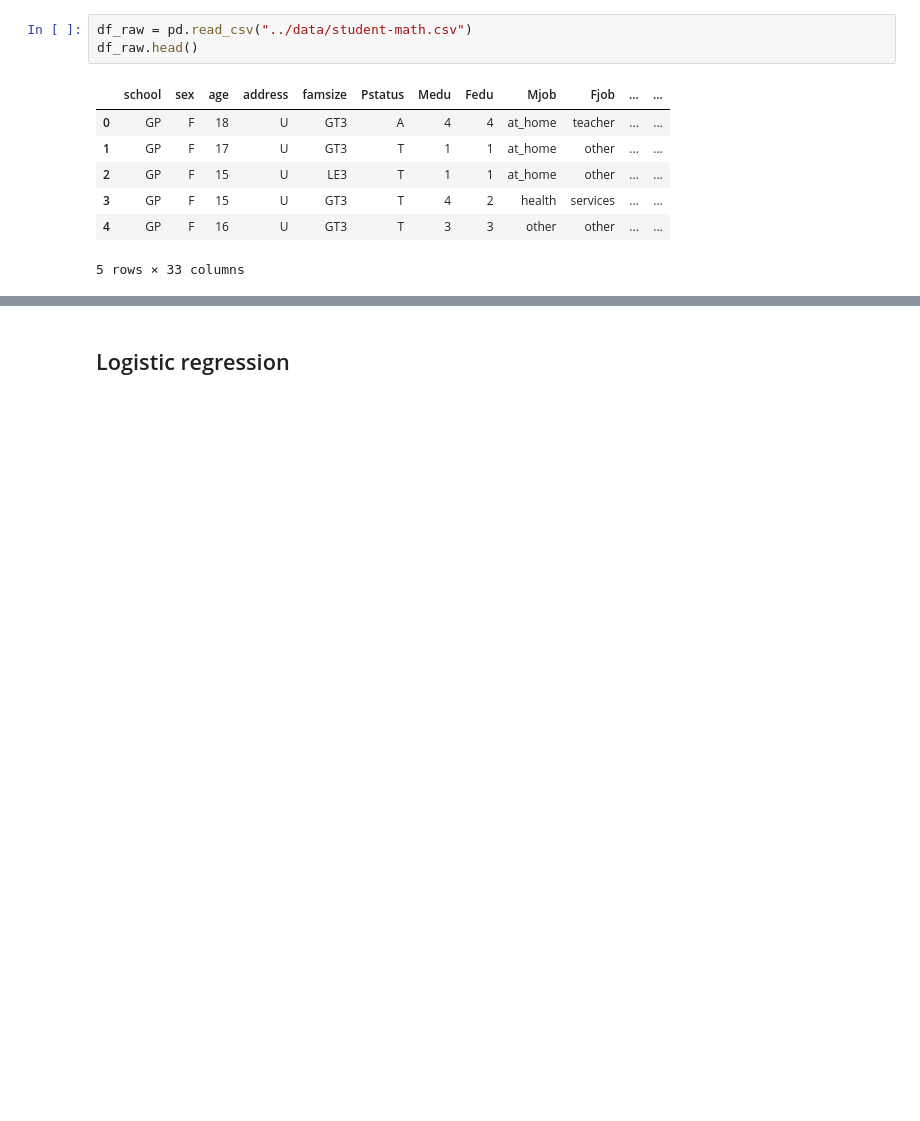
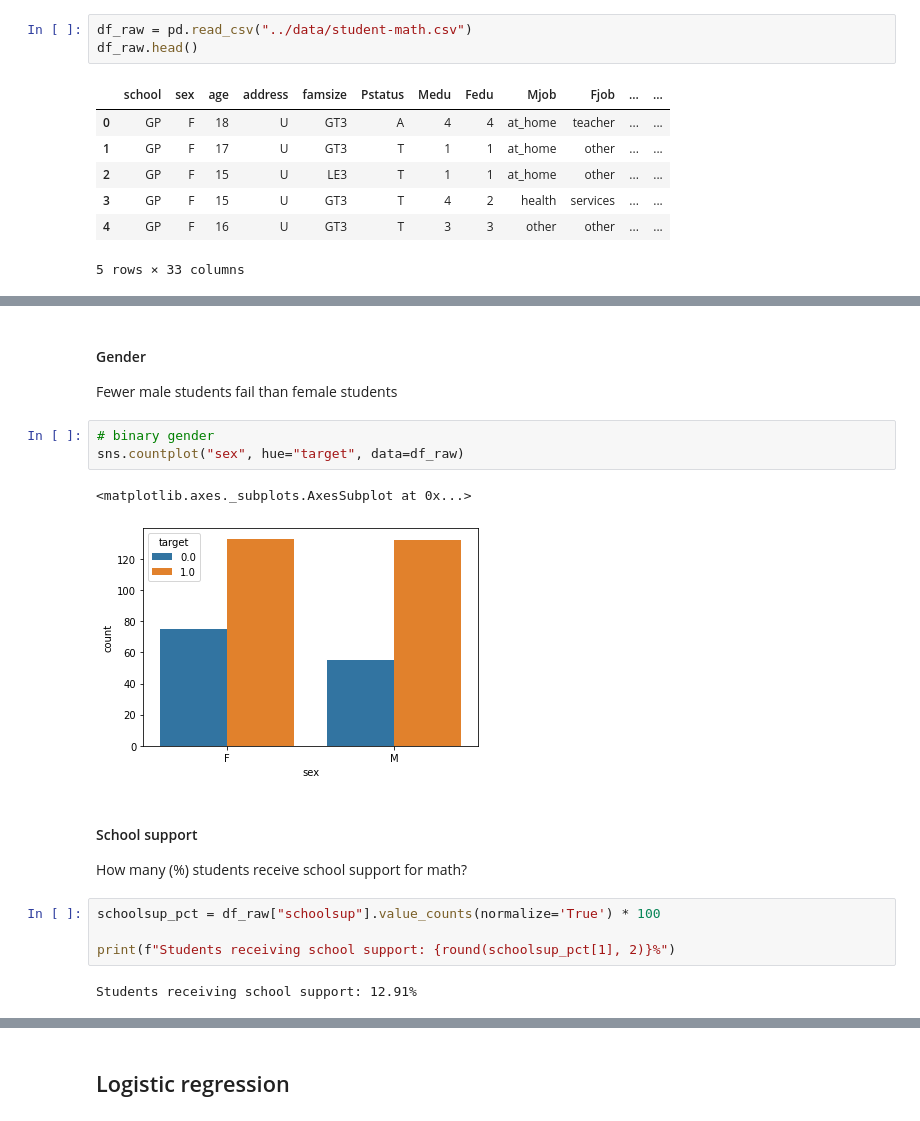
Before and after one commit to marielledado/fairlearn-notebooks, a Jupyter notebook: notebooks/analysis.ipynb, the cells around one changed output, grey strips where cells are left out. Drawn from its saved outputs; the diff is of its cells as text; blank space fills up the shorter version.

```diff
--- a/notebooks/analysis.ipynb
+++ b/notebooks/analysis.ipynb
@@ -208,0 +188,19 @@ features_test_scaled = MinMaxScaler().fit_transform(features_test)
+# %% [markdown]
+#### Gender
+Fewer male students fail than female students
+# %%
+# binary gender
+sns.countplot("sex", hue="target", data=df_raw)
+# %% [output]
+<matplotlib.axes._subplots.AxesSubplot at 0x...>
+[figure, added]
+# %% [markdown]
+#### School support
+
+How many (%) students receive school support for math?
+# %%
+schoolsup_pct = df_raw["schoolsup"].value_counts(normalize='True') * 100
+
+print(f"Students receiving school support: {round(schoolsup_pct[1], 2)}%")
+# %% [output]
+Students receiving school support: 12.91%
```
Also changed, not shown: parts of 52 cells of this notebook, 2 other files.
